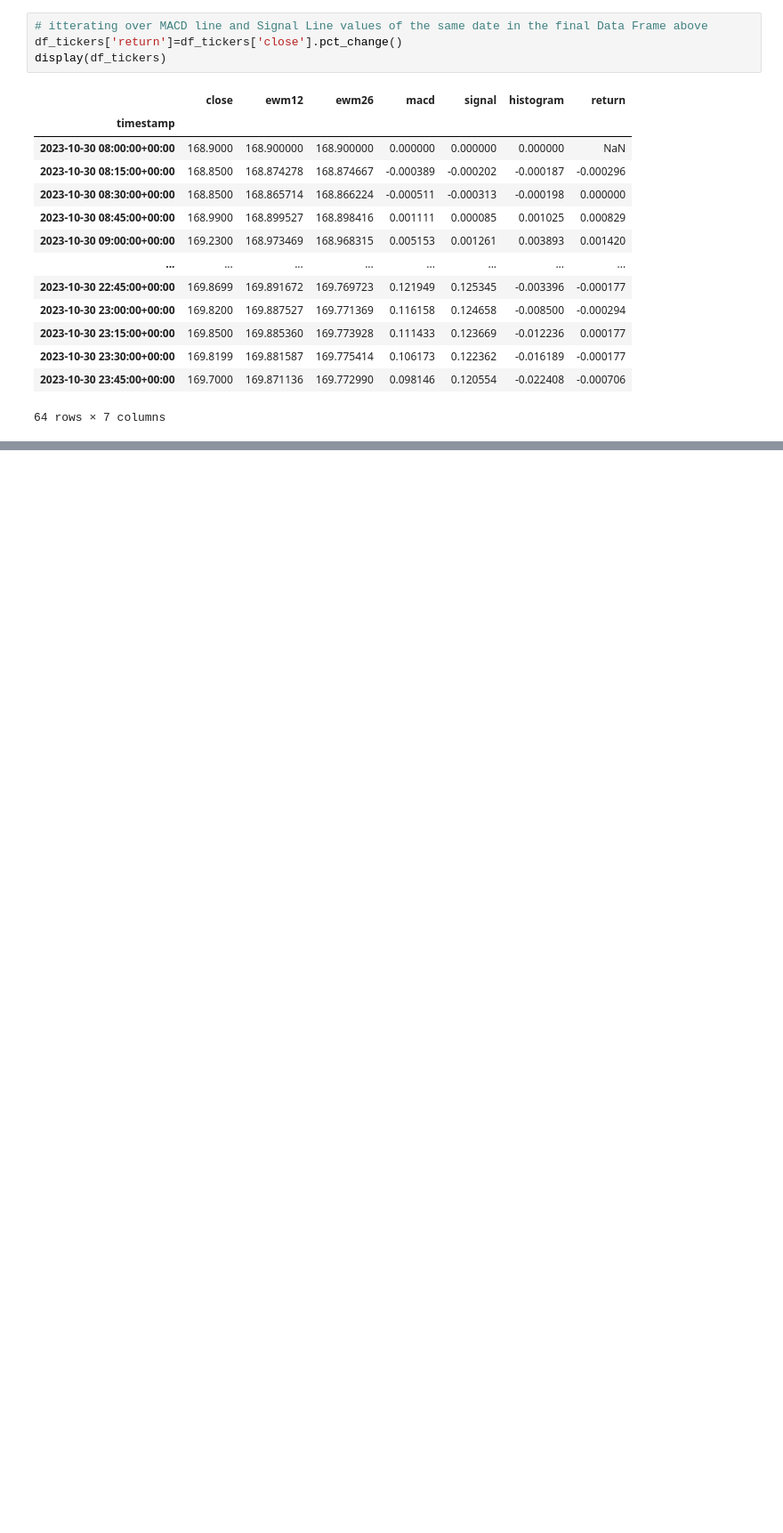
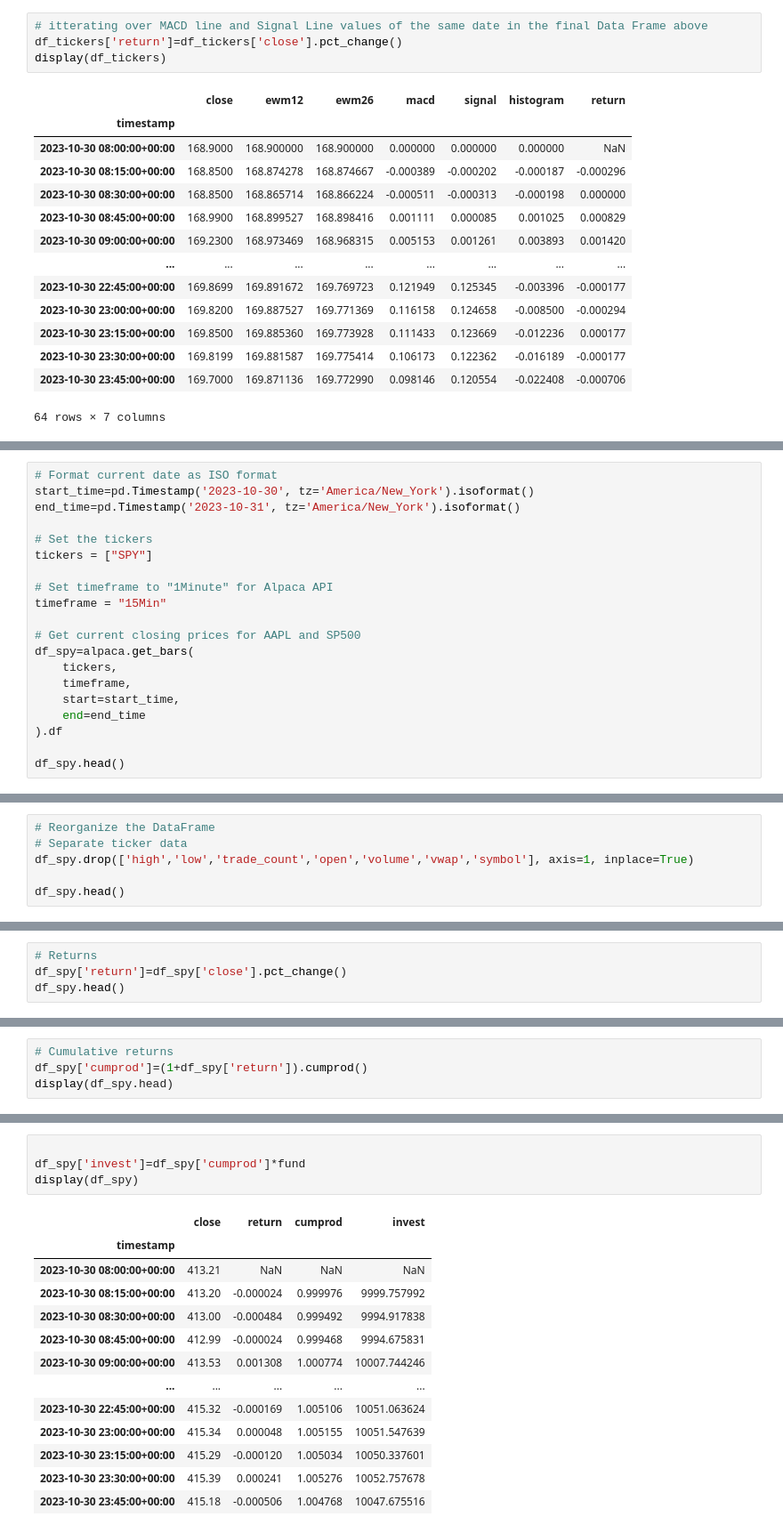
Before and after one commit to itzryanstowers/Ryans, a Jupyter notebook: Momentum_MACD_harith_teamwork.ipynb, the cells around one changed output, grey strips where cells are left out. Shown at 89% size. Drawn from its saved outputs; the diff is of its cells as text; blank space fills up the shorter version.

```diff
--- a/Momentum_MACD_harith_teamwork.ipynb
+++ b/Momentum_MACD_harith_teamwork.ipynb
@@ -310,3 +344,23 @@ X_plot = trades['close'].hvplot.line(
 X_plot
 # %% [output]
 [interactive output not drawn]
+# %%
+# Format current date as ISO format
+start_time=pd.Timestamp('2023-10-30', tz='America/New_York').isoformat()
+end_time=pd.Timestamp('2023-10-31', tz='America/New_York').isoformat()
+
+# Set the tickers
+tickers = ["SPY"]
+
+# Set timeframe to "1Minute" for Alpaca API
+timeframe = "15Min"
+
+# Get current closing prices for AAPL and SP500
+df_spy=alpaca.get_bars(
+    tickers,
+    timeframe,
+    start=start_time,
+    end=end_time
+).df
+
+df_spy.head()
@@ -312,0 +375,6 @@ X_plot
+# %%
+# Reorganize the DataFrame
+# Separate ticker data
+df_spy.drop(['high','low','trade_count','open','volume','vwap','symbol'], axis=1, inplace=True)
+
+df_spy.head()
@@ -312,0 +389,4 @@ X_plot
+# %%
+# Returns
+df_spy['return']=df_spy['close'].pct_change()
+df_spy.head()
@@ -312,0 +401,4 @@ X_plot
+# %%
+# Cumulative returns
+df_spy['cumprod']=(1+df_spy['return']).cumprod()
+display(df_spy.head)
@@ -312,0 +421,18 @@ X_plot
+# %%
+
+df_spy['invest']=df_spy['cumprod']*fund
+display(df_spy)
+# %% [output]
+|  | close | return | cumprod | invest |
+| timestamp |  |  |  |  |
+| 2023-10-30 08:00:00+00:00 | 413.21 | NaN | NaN | NaN |
+| 2023-10-30 08:15:00+00:00 | 413.20 | -0.000024 | 0.999976 | 9999.757992 |
+| 2023-10-30 08:30:00+00:00 | 413.00 | -0.000484 | 0.999492 | 9994.917838 |
+| 2023-10-30 08:45:00+00:00 | 412.99 | -0.000024 | 0.999468 | 9994.675831 |
+| 2023-10-30 09:00:00+00:00 | 413.53 | 0.001308 | 1.000774 | 10007.744246 |
+| ... | ... | ... | ... | ... |
+| 2023-10-30 22:45:00+00:00 | 415.32 | -0.000169 | 1.005106 | 10051.063624 |
+| 2023-10-30 23:00:00+00:00 | 415.34 | 0.000048 | 1.005155 | 10051.547639 |
+| 2023-10-30 23:15:00+00:00 | 415.29 | -0.000120 | 1.005034 | 10050.337601 |
+| 2023-10-30 23:30:00+00:00 | 415.39 | 0.000241 | 1.005276 | 10052.757678 |
+| 2023-10-30 23:45:00+00:00 | 415.18 | -0.000506 | 1.004768 | 10047.675516 |
```
Also changed, not shown: parts of 16 cells of this notebook.
